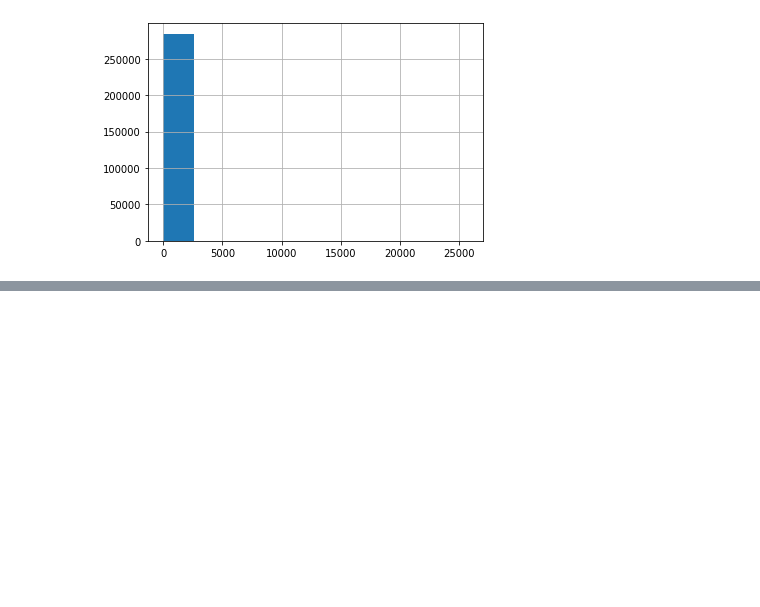
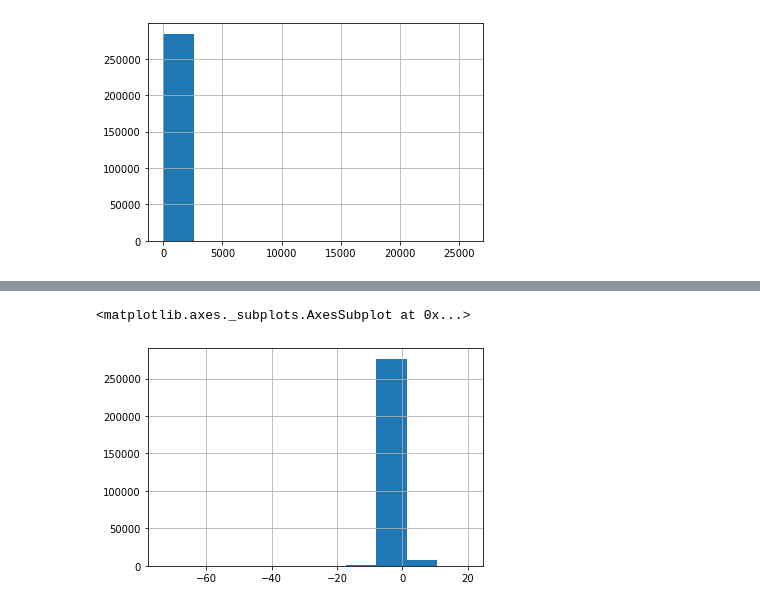
Before and after one commit to ipatel467/Credit-Card-Fraud-Detection, a Jupyter notebook: Index.ipynb, the cells around one changed output, grey strips where cells are left out. Cells and saved outputs as stored; diff of their text form; code cells hidden in the pictures; blank space fills up the shorter version.

```diff
--- a/Index.ipynb
+++ b/Index.ipynb
@@ -92,0 +108,5 @@ df['Amount'].hist()
+# %%
+df['V8'].hist()
+# %% [output]
+<matplotlib.axes._subplots.AxesSubplot at 0x...>
+[figure, added]
```
Also changed, not shown: parts of 4 cells of this notebook.
